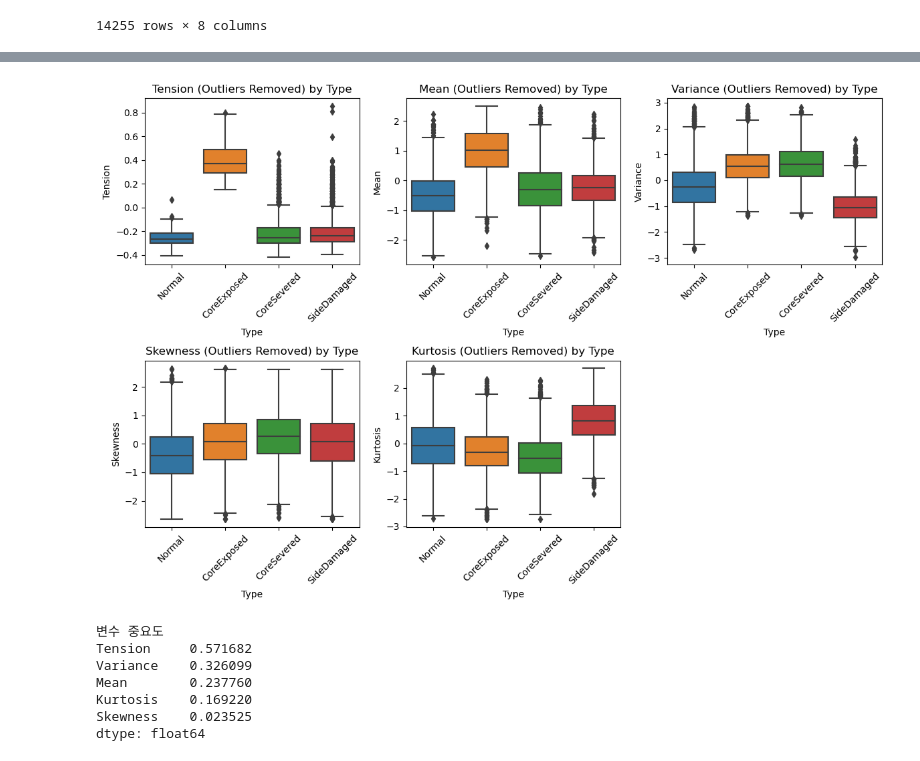
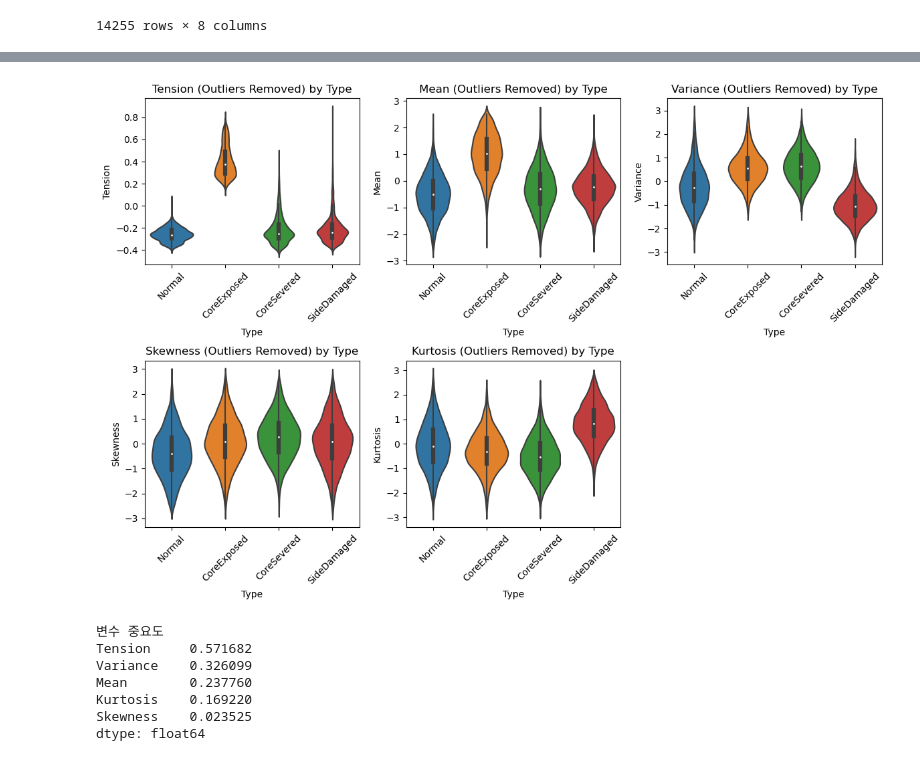
Before and after one commit to changyeon99/CapstoneDesign2, a Jupyter notebook: Oct_6th.ipynb, the cells around one changed output, grey strips where cells are left out. Saved outputs shown, nothing was run; the diff lists cells and outputs as text; code cells hidden in the pictures.

```diff
--- a/Oct_6th.ipynb
+++ b/Oct_6th.ipynb
@@ -146,29 +148,29 @@ tb_data
 # %%
-# 박스 플롯 그리기
+# 극단 이상치 제거한 바이올린 플롯 그리기
 plt.figure(figsize=(12, 8))  # 그림 크기 설정
 
 # 각 열에 대해 이상치 제거한 박스 플롯 그리기
 for i, col in enumerate(list_independent_variables, 1):
     plt.subplot(2, 3, i)  # 2x3 그리드에서 i번째 위치에 서브플롯 생성
 
     # 이상치 제거 (IQR 기반)
     Q1 = tb_data[col].quantile(0.25)
     Q3 = tb_data[col].quantile(0.75)
     IQR = Q3 - Q1
     lower_bound = Q1 - 1.5 * IQR
     upper_bound = Q3 + 1.5 * IQR
     data_no_outliers = tb_data[(tb_data[col] >= lower_bound) & (tb_data[col] <= upper_bound)]
 
-    sns.boxplot(x='Type', y=col, data=data_no_outliers)
+    sns.violinplot(x='Type', y=col, data=data_no_outliers)
     plt.title(f'{col} (Outliers Removed) by Type')  # 서브플롯 제목 설정
     plt.xlabel('Type')  # x축 레이블 설정
     plt.ylabel(col)  # y축 레이블 설정
     plt.xticks(rotation=45)  # x축 레이블 회전
 
 plt.tight_layout()  # 레이아웃 조정
 plt.show()
 # %% [output]
-[figure, old version]
+[figure, new version]
 # %%
 # 이 코드는 굳이 실행할 필요가 없지만 작성해봤어요.
 # 독립 변수와 타겟 변수를 선택
```
Also changed, not shown: parts of 13 cells of this notebook.
